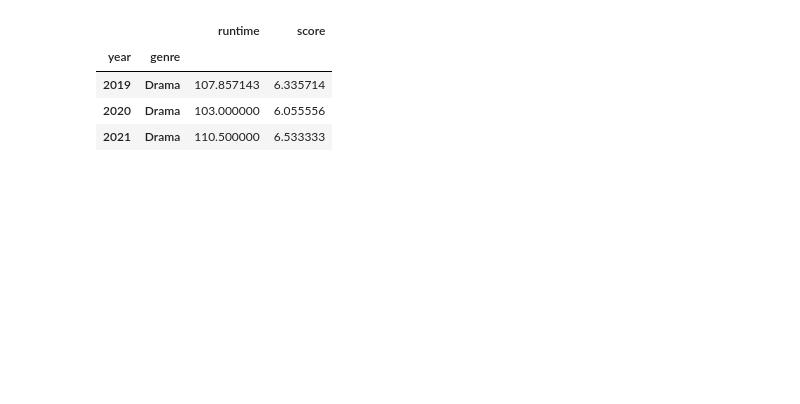
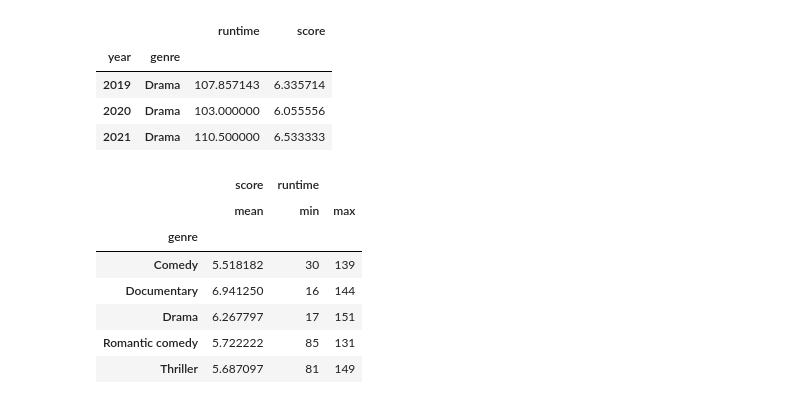
Before and after one commit to sherry-shlee/python-sandbox, a Jupyter notebook: kdc-stat.ipynb, the cells around one changed output. Drawn from its saved outputs; the diff is of its cells as text; code cells hidden in the pictures; blank space fills up the shorter version.

```diff
--- a/kdc-stat.ipynb
+++ b/kdc-stat.ipynb
@@ -109,3 +113,22 @@ df.groupby(['year', 'genre']).mean(numeric_only=True).loc[(years, 'Drama'), :]
 | 2019 | Drama | 107.857143 | 6.335714 |
 | 2020 | Drama | 103.000000 | 6.055556 |
 | 2021 | Drama | 110.500000 | 6.533333 |
+# %%
+# agg() = 집계함수
+df.groupby('genre')['score'].agg('mean')
+df.groupby('genre')['score'].agg(['min','max','mean'])
+
+# 그룹화 후 컬럼별 집계결과 커스터마이징 가능
+df.groupby('genre').agg({
+    'score':'mean',
+    'runtime': ['min','max']
+    })
+# %% [output]
+|  | score | runtime |  |
+|  | mean | min | max |
+| genre |  |  |  |
+| Comedy | 5.518182 | 30 | 139 |
+| Documentary | 6.941250 | 16 | 144 |
+| Drama | 6.267797 | 17 | 151 |
+| Romantic comedy | 5.722222 | 85 | 131 |
+| Thriller | 5.687097 | 81 | 149 |
```
Also changed, not shown: parts of 2 cells of this notebook.
